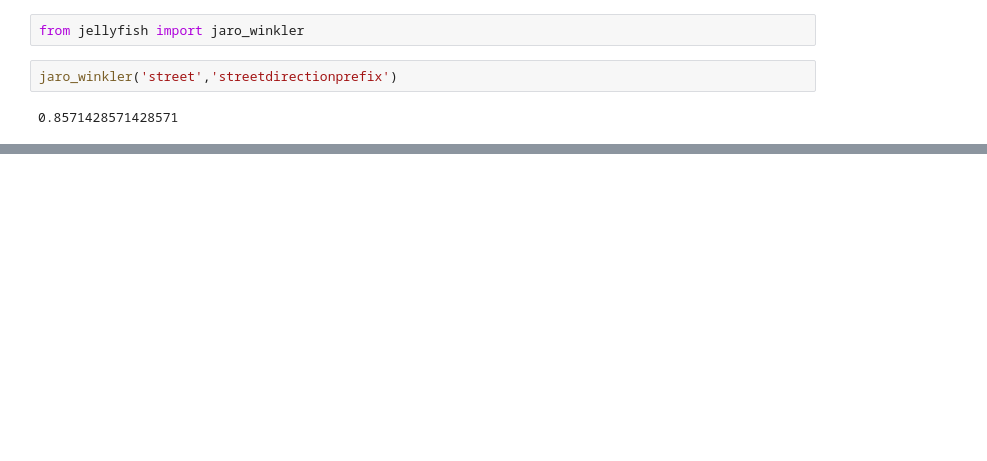
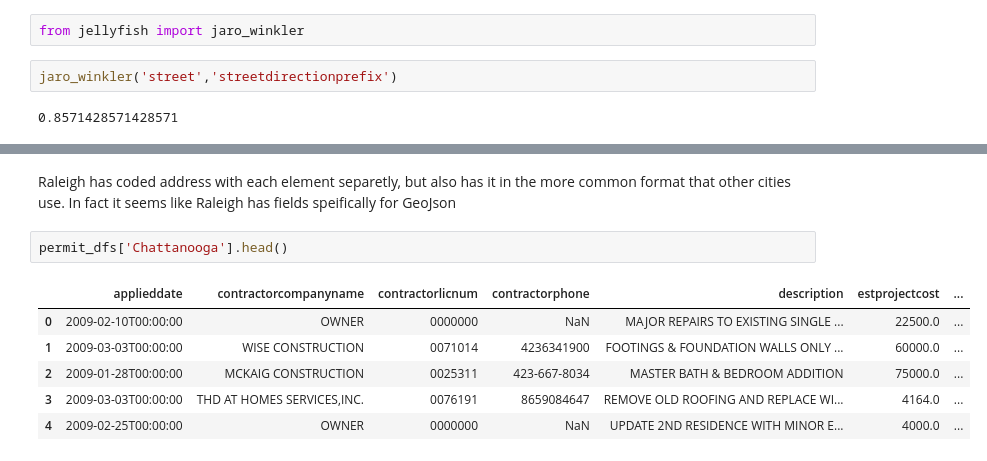
Before and after one commit to sunlightpolicy/open_data_standards_project, a Jupyter notebook: procurement.ipynb, the cells around one changed output, grey strips where cells are left out. Saved outputs shown, nothing was run; the diff lists cells and outputs as text; blank space fills up the shorter version.

```diff
--- a/procurement.ipynb
+++ b/procurement.ipynb
@@ -291,0 +265,11 @@ popular_cols['count'].plot(kind='bar',rot=90, figsize=(20,20))
+# %% [markdown]
+Raleigh has coded address with each element separetly, but also has it in the more common format that other cities use.  In fact it seems like Raleigh has fields speifically for GeoJson
+# %%
+permit_dfs['Chattanooga'].head()
+# %% [output]
+|  | applieddate | contractorcompanyname | contractorlicnum | contractorphone | description | estprojectcost | ... |
+| 0 | 2009-02-10T00:00:00 | OWNER | 0000000 | NaN | MAJOR REPAIRS TO EXISTING SINGLE ... | 22500.0 | ... |
+| 1 | 2009-03-03T00:00:00 | WISE CONSTRUCTION | 0071014 | 4236341900 | FOOTINGS & FOUNDATION WALLS ONLY ... | 60000.0 | ... |
+| 2 | 2009-01-28T00:00:00 | MCKAIG CONSTRUCTION | 0025311 | 423-667-8034 | MASTER BATH & BEDROOM ADDITION | 75000.0 | ... |
+| 3 | 2009-03-03T00:00:00 | THD AT HOMES SERVICES,INC. | 0076191 | 8659084647 | REMOVE OLD ROOFING AND REPLACE WI... | 4164.0 | ... |
+| 4 | 2009-02-25T00:00:00 | OWNER | 0000000 | NaN | UPDATE 2ND RESIDENCE WITH MINOR E... | 4000.0 | ... |
```
Also changed, not shown: parts of 15 cells of this notebook, 1 other file.
